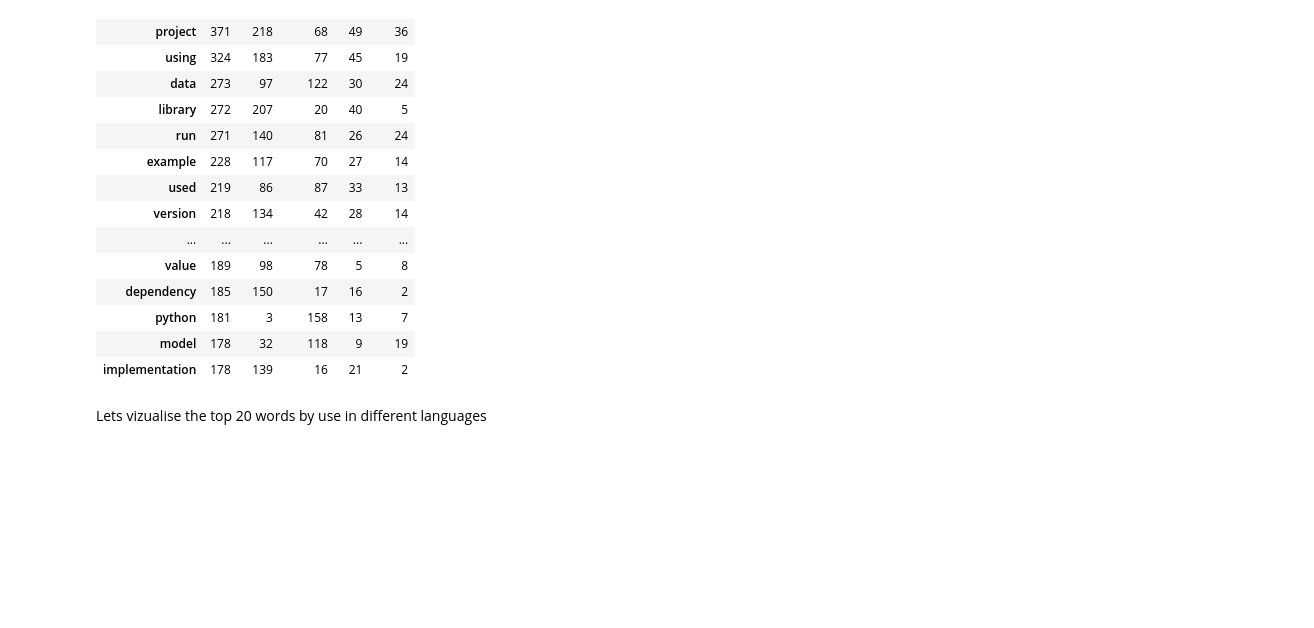
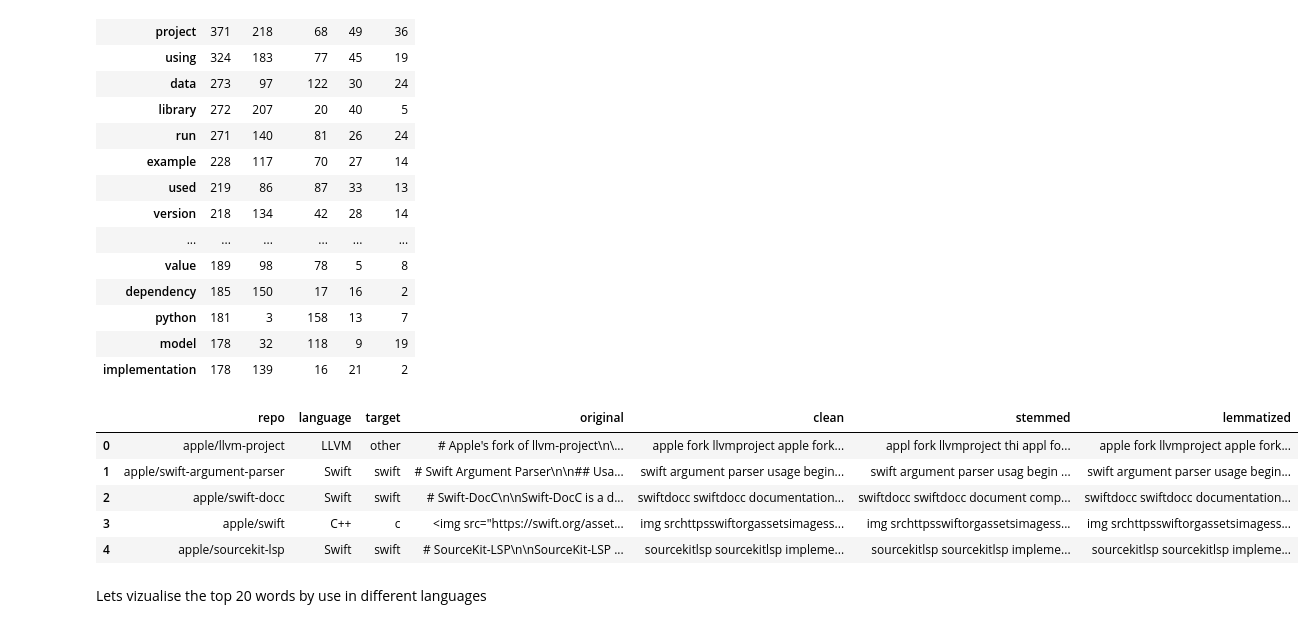
Before and after one commit to NLP-Github-Project-Hopper5/NLP-Github-Project, a Jupyter notebook: final_notebbok.ipynb, the cells around one changed output. Cells and saved outputs as stored; diff of their text form; code cells hidden in the pictures; blank space fills up the shorter version.

```diff
--- a/final_notebbok.ipynb
+++ b/final_notebbok.ipynb
@@ -218,6 +223,15 @@ word_counts.sort_values(by = 'all', ascending = False).head(20)
 | python | 181 | 3 | 158 | 13 | 7 |
 | model | 178 | 32 | 118 | 9 | 19 |
 | implementation | 178 | 139 | 16 | 21 | 2 |
+# %%
+df.head()
+# %% [output]
+|  | repo | language | target | original | clean | stemmed | lemmatized |
+| 0 | apple/llvm-project | LLVM | other | # Apple's fork of llvm-project\n\... | apple fork llvmproject apple fork... | appl fork llvmproject thi appl fo... | apple fork llvmproject apple fork... |
+| 1 | apple/swift-argument-parser | Swift | swift | # Swift Argument Parser\n\n## Usa... | swift argument parser usage begin... | swift argument parser usag begin ... | swift argument parser usage begin... |
+| 2 | apple/swift-docc | Swift | swift | # Swift-DocC\n\nSwift-DocC is a d... | swiftdocc swiftdocc documentation... | swiftdocc swiftdocc document comp... | swiftdocc swiftdocc documentation... |
+| 3 | apple/swift | C++ | c | <img src="https://swift.org/asset... | img srchttpsswiftorgassetsimagess... | img srchttpsswiftorgassetsimagess... | img srchttpsswiftorgassetsimagess... |
+| 4 | apple/sourcekit-lsp | Swift | swift | # SourceKit-LSP\n\nSourceKit-LSP ... | sourcekitlsp sourcekitlsp impleme... | sourcekitlsp sourcekitlsp impleme... | sourcekitlsp sourcekitlsp impleme... |
 # %% [markdown]
 Lets vizualise the top 20 words by use in different languages
 # %%
```
Also changed, not shown: parts of 10 cells of this notebook, 3 other files.
